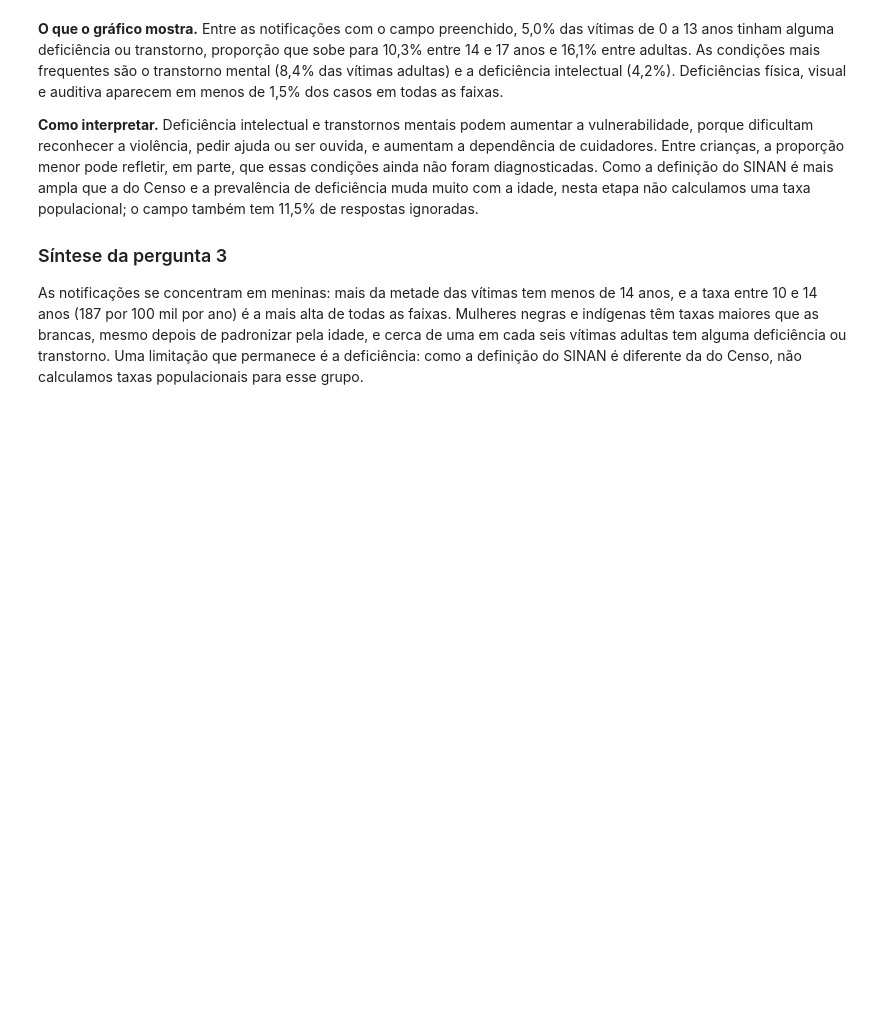
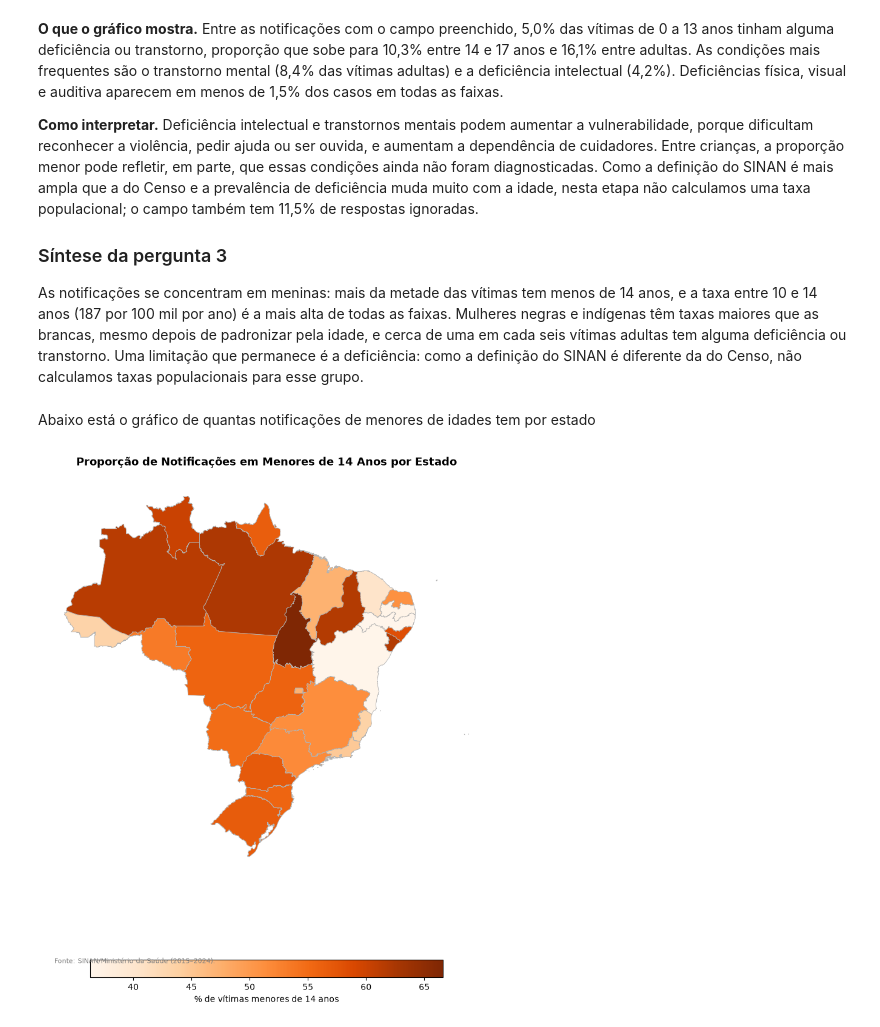
Before and after one commit to gabrielleazev/aedv-violencia-sexual, a Jupyter notebook: notebooks/relatorio.ipynb, the cells around one changed output. Cells and saved outputs as stored; diff of their text form; code cells hidden in the pictures; blank space fills up the shorter version.

Commit message:
Atualiza análises e gráficos do notebook da A2

```diff
--- a/notebooks/relatorio.ipynb
+++ b/notebooks/relatorio.ipynb
@@ -598,3 +596,48 @@ plt.show()
 ### Síntese da pergunta 3
 
 As notificações se concentram em meninas: mais da metade das vítimas tem menos de 14 anos, e a taxa entre 10 e 14 anos (187 por 100 mil por ano) é a mais alta de todas as faixas. Mulheres negras e indígenas têm taxas maiores que as brancas, mesmo depois de padronizar pela idade, e cerca de uma em cada seis vítimas adultas tem alguma deficiência ou transtorno. Uma limitação que permanece é a deficiência: como a definição do SINAN é diferente da do Censo, não calculamos taxas populacionais para esse grupo.
+# %% [markdown]
+Abaixo está o gráfico de quantas notificações de menores de idades tem por estado
+# %%
+# 1. Garante a limpeza da coluna de UF no SINAN
+sinan["COD_UF"] = pd.to_numeric(sinan["SG_UF_NOT"].astype(str).str.replace(r"\.0$", "", regex=True), errors="coerce")
+
+# 2. Calcula o total de casos e os casos de menores de 14 anos por UF
+df_uf_total = sinan.dropna(subset=["COD_UF"]).groupby("COD_UF").size().reset_index(name="total_casos")
+df_uf_menores = sinan[(sinan["IDADE"] < 14) & (sinan["COD_UF"].notna())].groupby("COD_UF").size().reset_index(name="casos_menores_14")
+
+# 3. Junta os dados e calcula a porcentagem de menores de 14 anos por estado
+df_idade_uf = df_uf_total.merge(df_uf_menores, on="COD_UF", how="left")
+df_idade_uf["pct_menores_14"] = (df_idade_uf["casos_menores_14"] / df_idade_uf["total_casos"] * 100).round(1)
+df_idade_uf["COD_UF"] = df_idade_uf["COD_UF"].astype(int)
+
+# 4. Baixa o mapa oficial do Brasil por Estados
+mapa_brasil = geobr.read_state(year=2020)
+mapa_brasil["code_state"] = mapa_brasil["code_state"].astype(int)
+
+# 5. Faz o cruzamento pelo código numérico do IBGE
+mapa_merge = mapa_brasil.merge(df_idade_uf, left_on="code_state", right_on="COD_UF")
+
+# 6. Plota o mapa coroplético
+fig, ax = plt.subplots(1, 1, figsize=(10, 10))
+
+mapa_merge.plot(
+    column="pct_menores_14",
+    cmap="Oranges",  # Usando tons de laranja para diferenciar do mapa anterior
+    linewidth=0.6,
+    ax=ax,
+    edgecolor="0.7",
+    legend=True,
+    legend_kwds={"label": "% de vítimas menores de 14 anos", "orientation": "horizontal", "shrink": 0.6}
+)
+
+ax.set_title("Proporção de Notificações em Menores de 14 Anos por Estado", fontsize=13, pad=15, fontweight="bold")
+ax.axis("off")
+
+fig.text(0.15, 0.15, "Fonte: SINAN/Ministério da Saúde (2015–2024).", fontsize=8, color="gray")
+
+plt.tight_layout()
+plt.savefig("../figures/p5_mapa_menores_uf.png", dpi=200, bbox_inches="tight")
+plt.show()
+# %% [output]
+[figure, added]
```
Also changed, not shown: parts of 18 cells of this notebook, 4 other files.
